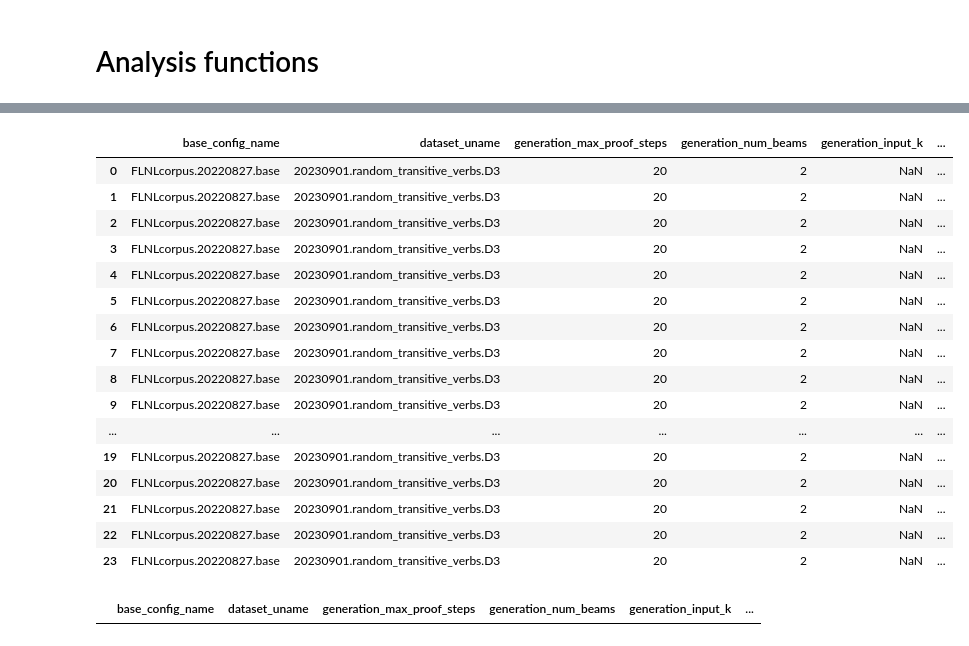
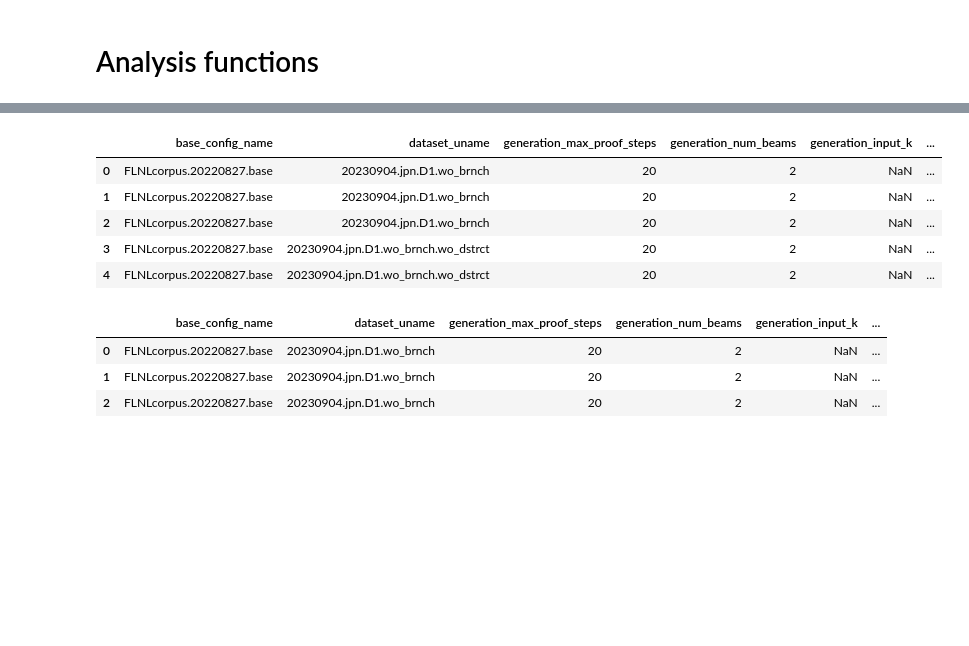
Before and after one commit to hitachi-nlp/FLD-prover, a Jupyter notebook: ipynb/analysis.ipynb, the cells around one changed output, grey strips where cells are left out. Cells and saved outputs as stored; diff of their text form; code cells hidden in the pictures; blank space fills up the shorter version.

```diff
--- a/ipynb/analysis.ipynb
+++ b/ipynb/analysis.ipynb
@@ -82,5 +82,16 @@ find_results(_TOP_DIR)
 # %%
 # results_path = '../outputs/02.aggregate_tf_results.py/20230826.jpn/results.tsv'
-results_path = '../outputs/02.aggregate_tf_results.py/20230901.overfit/results.tsv'
+# results_path = '../outputs/02.aggregate_tf_results.py/20230901.overfit/results.tsv'
+results_path = '../outputs/02.aggregate_tf_results.py/20230904.LLM_FS/results.tsv'
+
+TASK_NAMES = [
+    # '20230826.jpn.D3',
+    # '20230826.jpn.D8',
+
+    '20230904.jpn.D1.wo_brnch.wo_dstrct',
+    '20230904.jpn.D1.wo_brnch',
+    '20230904.jpn.D1',
+]
+MAJOR_TASK = TASK_NAMES[1]
 # %%
 master_df = pd.read_csv(results_path, sep='\t')
@@ -106,30 +106,14 @@ master_df
 # %%
 method_named_df = name_method(master_df)
-method_named_df
+method_named_df.head()
 # %% [output]
 |  | base_config_name | dataset_uname | generation_max_proof_steps | generation_num_beams | generation_input_k | ... |
-| 0 | FLNLcorpus.20220827.base | 20230901.random_transitive_verbs.D3 | 20 | 2 | NaN | ... |
-| 1 | FLNLcorpus.20220827.base | 20230901.random_transitive_verbs.D3 | 20 | 2 | NaN | ... |
-| 2 | FLNLcorpus.20220827.base | 20230901.random_transitive_verbs.D3 | 20 | 2 | NaN | ... |
-| 3 | FLNLcorpus.20220827.base | 20230901.random_transitive_verbs.D3 | 20 | 2 | NaN | ... |
-| 4 | FLNLcorpus.20220827.base | 20230901.random_transitive_verbs.D3 | 20 | 2 | NaN | ... |
-| 5 | FLNLcorpus.20220827.base | 20230901.random_transitive_verbs.D3 | 20 | 2 | NaN | ... |
-| 6 | FLNLcorpus.20220827.base | 20230901.random_transitive_verbs.D3 | 20 | 2 | NaN | ... |
-| 7 | FLNLcorpus.20220827.base | 20230901.random_transitive_verbs.D3 | 20 | 2 | NaN | ... |
-| 8 | FLNLcorpus.20220827.base | 20230901.random_transitive_verbs.D3 | 20 | 2 | NaN | ... |
-| 9 | FLNLcorpus.20220827.base | 20230901.random_transitive_verbs.D3 | 20 | 2 | NaN | ... |
-| ... | ... | ... | ... | ... | ... | ... |
-| 19 | FLNLcorpus.20220827.base | 20230901.random_transitive_verbs.D3 | 20 | 2 | NaN | ... |
-| 20 | FLNLcorpus.20220827.base | 20230901.random_transitive_verbs.D3 | 20 | 2 | NaN | ... |
-| 21 | FLNLcorpus.20220827.base | 20230901.random_transitive_verbs.D3 | 20 | 2 | NaN | ... |
-| 22 | FLNLcorpus.20220827.base | 20230901.random_transitive_verbs.D3 | 20 | 2 | NaN | ... |
-| 23 | FLNLcorpus.20220827.base | 20230901.random_transitive_verbs.D3 | 20 | 2 | NaN | ... |
+| 0 | FLNLcorpus.20220827.base | 20230904.jpn.D1.wo_brnch | 20 | 2 | NaN | ... |
+| 1 | FLNLcorpus.20220827.base | 20230904.jpn.D1.wo_brnch | 20 | 2 | NaN | ... |
+| 2 | FLNLcorpus.20220827.base | 20230904.jpn.D1.wo_brnch | 20 | 2 | NaN | ... |
+| 3 | FLNLcorpus.20220827.base | 20230904.jpn.D1.wo_brnch.wo_dstrct | 20 | 2 | NaN | ... |
+| 4 | FLNLcorpus.20220827.base | 20230904.jpn.D1.wo_brnch.wo_dstrct | 20 | 2 | NaN | ... |
 # %%
-TASK_NAMES = [
-    '20230826.jpn.D3',
-    '20230826.jpn.D8',
-]
-MAJOR_TASK = TASK_NAMES[0]
 
 task_dfs: Dict[str, pd.DataFrame] = {}
 for task_name in TASK_NAMES:
@@ -141,6 +125,9 @@ for task_name in TASK_NAMES:
 task_dfs[MAJOR_TASK]
 # %% [output]
 |  | base_config_name | dataset_uname | generation_max_proof_steps | generation_num_beams | generation_input_k | ... |
+| 0 | FLNLcorpus.20220827.base | 20230904.jpn.D1.wo_brnch | 20 | 2 | NaN | ... |
+| 1 | FLNLcorpus.20220827.base | 20230904.jpn.D1.wo_brnch | 20 | 2 | NaN | ... |
+| 2 | FLNLcorpus.20220827.base | 20230904.jpn.D1.wo_brnch | 20 | 2 | NaN | ... |
 # %%
 METRIC_NAMES = [
     'eval/extr_stps.D-all.proof_accuracy.zero_one',
```
Also changed, not shown: parts of 7 cells of this notebook, 5 other files.
